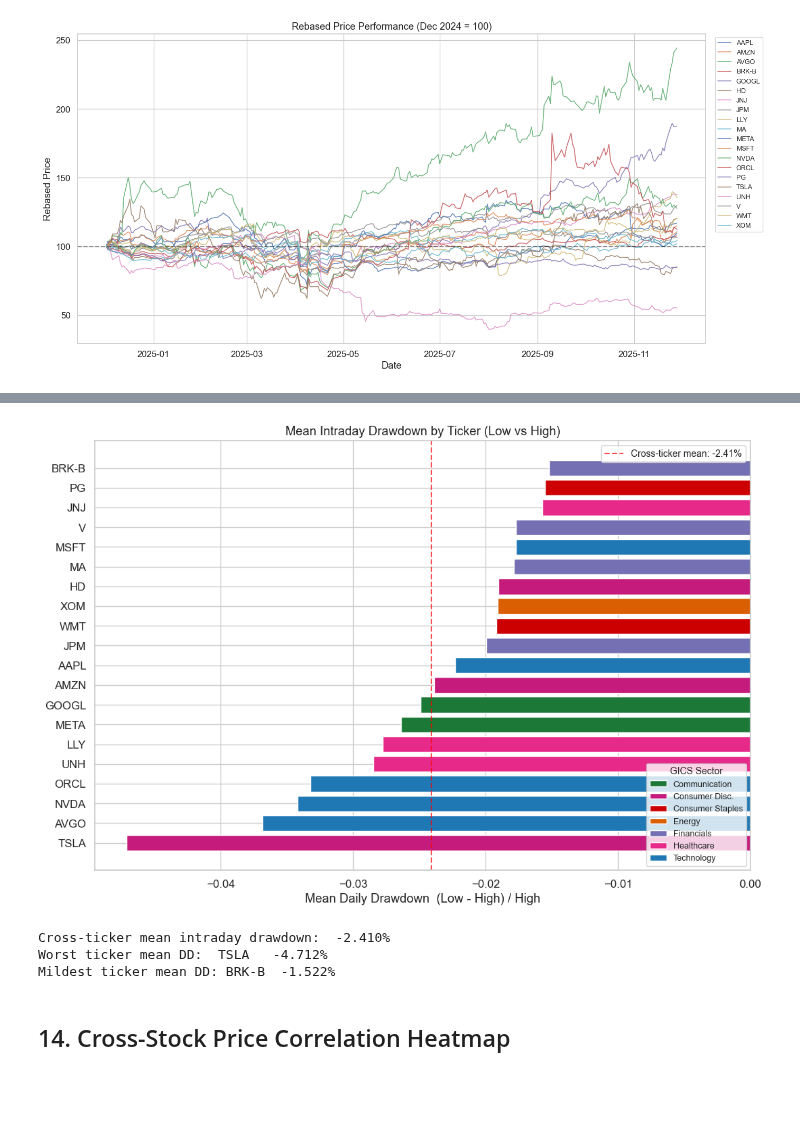
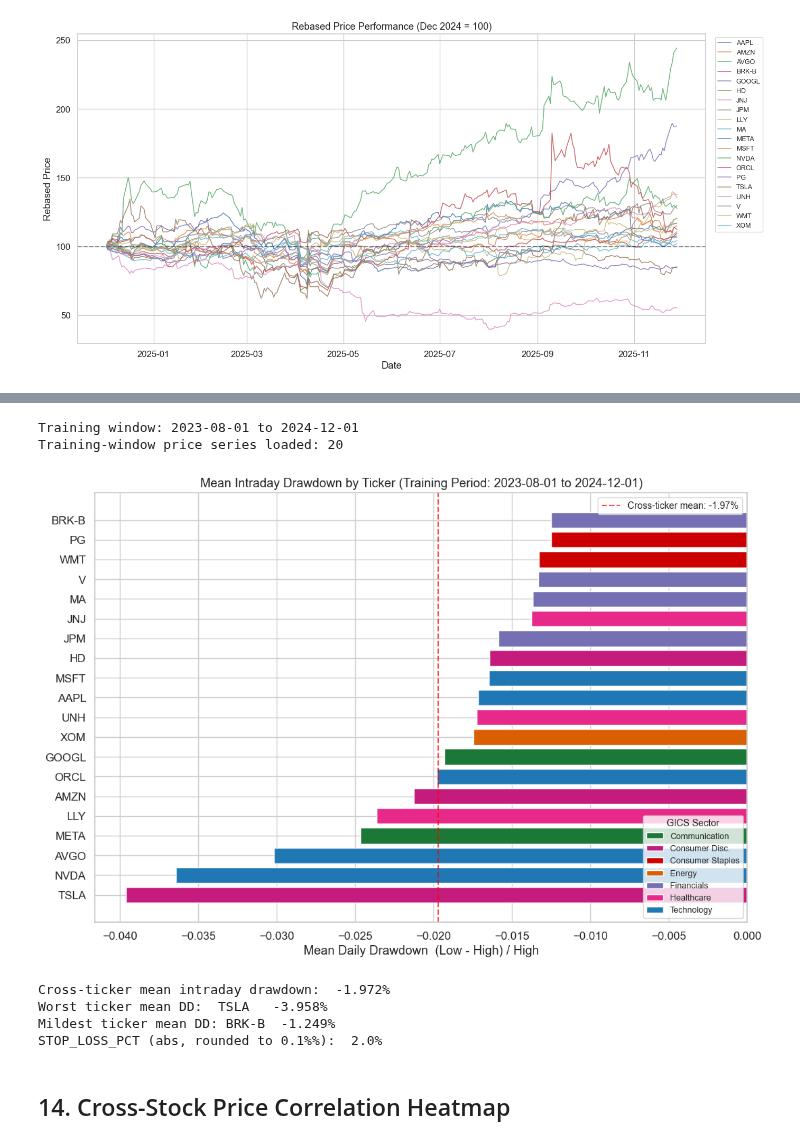
Before and after one commit to AlasteirHo/Adaptive-Multi-Factor-Fusion-Portfolio-Optimisation, a Jupyter notebook: EDA/dataset_eda.ipynb, the cells around one changed output, grey strips where cells are left out. Saved outputs shown, nothing was run; the diff lists cells and outputs as text; code cells hidden in the pictures; blank space fills up the shorter version.

```diff
--- a/EDA/dataset_eda.ipynb
+++ b/EDA/dataset_eda.ipynb
@@ -371,11 +371,11 @@ raw_tweet_counts = {}
 for t in TICKERS:
     rnf = RAW_NEWS_DIR / f'{t}_news.csv'
     if rnf.exists():
-        raw_news_counts[t] = len(pd.read_csv(rnf))
+        raw_news_counts[t] = len(pd.read_csv(rnf).dropna(subset=['headline']))
     tweet_ticker = t.replace('-', '.') if t == 'BRK-B' else t
     rtf = RAW_TWEETS_DIR / f'tweets_{tweet_ticker}.csv'
     if rtf.exists():
-        raw_tweet_counts[t] = len(pd.read_csv(rtf))
+        raw_tweet_counts[t] = len(pd.read_csv(rtf).dropna(subset=['body']))
 
 counts_df = pd.DataFrame({
     'Ticker': TICKERS,
@@ -839,49 +846,72 @@ plt.show()
 # %%
 from matplotlib.patches import Patch
 
-# Intraday drawdown per day: (Low - High) / High. Peak-to-trough within
-# the session, always <= 0.
+# --- Determine training window from processed sentiment data --------------
+# DATA_START is the earliest date present across all loaded sentiment CSVs.
+# TRAIN_END matches BACKTEST_START in the portfolio optimizer notebook.
+TRAIN_EDA_START = min(df['date'].min() for df in news_frames.values()).date()
+TRAIN_EDA_END   = pd.Timestamp('2024-12-01').date()   # = BACKTEST_START
+print(f'Training window: {TRAIN_EDA_START} to {TRAIN_EDA_END}')
+
+# --- Load training-window prices (separate from the backtest-window prices)
+training_price_frames = {}
+for t in TICKERS:
+    df = yf.download(t, start=str(TRAIN_EDA_START), end=str(TRAIN_EDA_END),
+                     progress=False)
+    if not df.empty:
+        if isinstance(df.columns, pd.MultiIndex):
+            df.columns = df.columns.get_level_values(0)
+        training_price_frames[t] = df
+print(f'Training-window price series loaded: {len(training_price_frames)}')
+
+# --- Intraday drawdown per day: (Low - High) / High ----------------------
+# Peak-to-trough within the session, always <= 0.
 per_ticker_mean = {}
 all_dd = []
 for t in TICKERS:
-    if t in price_frames:
-        df = price_frames[t]
+    if t in training_price_frames:
+        df = training_price_frames[t]
         dd = ((df["Low"] - df["High"]) / df["High"]).dropna()
         per_ticker_mean[t] = dd.mean()
         all_dd.extend(dd.tolist())
 
 dd_series = pd.Series(per_ticker_mean).sort_values(ascending=True)
 overall_mean = pd.Series(all_dd).mean()
 
 fig, ax = plt.subplots(figsize=(11, 7.5))
 ax.barh(dd_series.index, dd_series.values,
         color=[ticker_colour(t) for t in dd_series.index])
-ax.set_title("Mean Intraday Drawdown by Ticker (Low vs High)")
+ax.set_title(f"Mean Intraday Drawdown by Ticker (Training Period: "
+             f"{TRAIN_EDA_START} to {TRAIN_EDA_END})")
 ax.set_xlabel("Mean Daily Drawdown  (Low - High) / High")
 ax.axvline(0, color="black", linewidth=0.8, alpha=0.5)
 
 mean_line = ax.axvline(overall_mean, color="red", linestyle="--", alpha=0.7,
                        label=f"Cross-ticker mean: {overall_mean*100:.2f}%")
 
 sector_handles = [Patch(facecolor=SECTOR_COLOURS[s], label=s) for s in sorted(SECTOR_COLOURS)]
 sector_legend = ax.legend(handles=sector_handles, loc="lower right",
                           title="GICS Sector", title_fontsize=10,
                           fontsize=9, frameon=True, ncol=1)
 ax.add_artist(sector_legend)
 ax.legend(handles=[mean_line], loc="upper right", fontsize=10, frameon=True)
 
 plt.tight_layout()
 fig.savefig(DIAGRAMS_DIR / "EDA/data_daily_drawdown.png", dpi=150, bbox_inches="tight")
 plt.show()
 
 print(f"Cross-ticker mean intraday drawdown:  {overall_mean*100:.3f}%")
 print(f"Worst ticker mean DD:  {dd_series.index[0]:<6} {dd_series.values[0]*100:.3f}%")
 print(f"Mildest ticker mean DD: {dd_series.index[-1]:<6} {dd_series.values[-1]*100:.3f}%")
+print(f"STOP_LOSS_PCT (abs, rounded to 0.1%%):  {round(abs(overall_mean), 3)*100:.1f}%")
 # %% [output]
+Training window: 2023-08-01 to 2024-12-01
+Training-window price series loaded: 20
-[figure, old version]
+[figure, new version]
-Cross-ticker mean intraday drawdown:  -2.410%
-Worst ticker mean DD:  TSLA   -4.712%
-Mildest ticker mean DD: BRK-B  -1.522%
+Cross-ticker mean intraday drawdown:  -1.972%
+Worst ticker mean DD:  TSLA   -3.958%
+Mildest ticker mean DD: BRK-B  -1.249%
+STOP_LOSS_PCT (abs, rounded to 0.1%%):  2.0%
 # %% [markdown]
 ## 14. Cross-Stock Price Correlation Heatmap
 # %%
```
Also changed, not shown: parts of 8 cells of this notebook, 41 other files.
